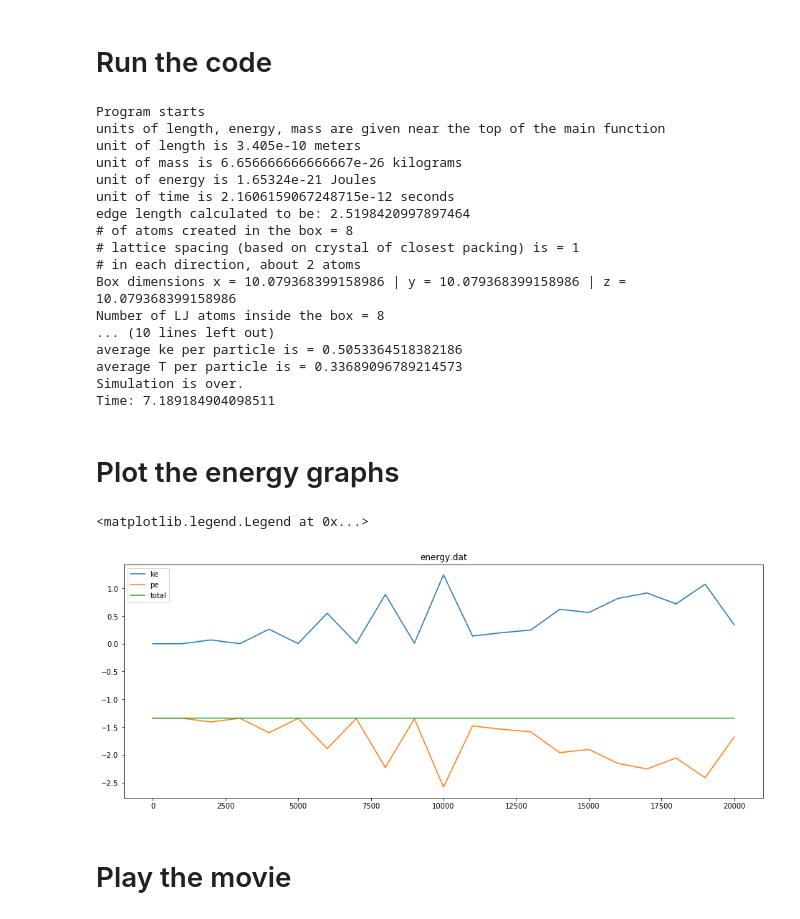
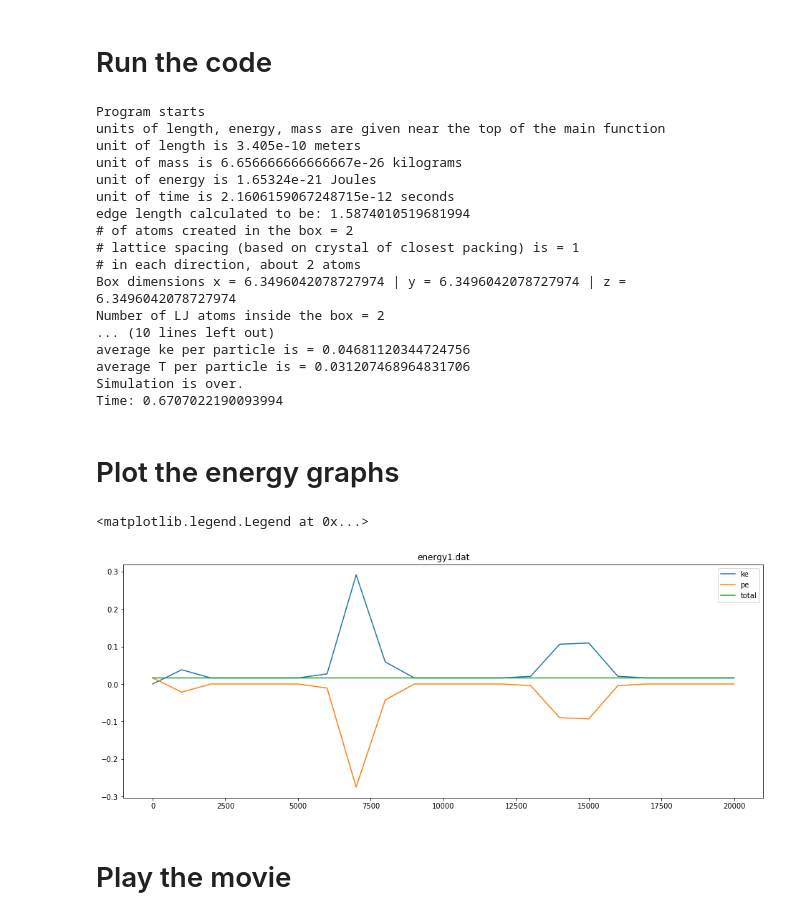
Before and after one commit to softmaterialslab/RNN-MD, a Jupyter notebook: src/md-codes/many_particle_code.ipynb, the cells around one changed output. Saved outputs shown, nothing was run; the diff lists cells and outputs as text; code cells hidden in the pictures.

```diff
--- a/src/md-codes/many_particle_code.ipynb
+++ b/src/md-codes/many_particle_code.ipynb
@@ -511,7 +465,7 @@ start = time.time()
 # Run the program
 #name__ = (0.8442, 108)
 #velocity_verlet(*name__)
-velocity_verlet(ljatom_density=0.5, number_ljatom=8)
+velocity_verlet(ljatom_density=0.5, number_ljatom=2)
 
 end = time.time()
 print("Time: "+str(end - start))
@@ -522,42 +476,42 @@ unit of length is 3.405e-10 meters
 unit of mass is 6.656666666666667e-26 kilograms
 unit of energy is 1.65324e-21 Joules
 unit of time is 2.1606159067248715e-12 seconds
-edge length calculated to be: 2.5198420997897464
-# of atoms created in the box = 8
+edge length calculated to be: 1.5874010519681994
+# of atoms created in the box = 2
 # lattice spacing (based on crystal of closest packing) is = 1
 # in each direction, about 2 atoms
-Box dimensions x = 10.079368399158986 | y = 10.079368399158986 | z = 10.079368399158986
-Number of LJ atoms inside the box = 8
+Box dimensions x = 6.3496042078727974 | y = 6.3496042078727974 | z = 6.3496042078727974
+Number of LJ atoms inside the box = 2
 ... (10 lines left out)
-average ke per particle is = 0.5053364518382186
-average T per particle is = 0.33689096789214573
+average ke per particle is = 0.04681120344724756
+average T per particle is = 0.031207468964831706
 Simulation is over.
-Time: 7.189184904098511
+Time: 0.6707022190093994
 # %% [markdown]
 # Plot the energy graphs
 # %%
 # Visualize the data
 name__ = (0.8442, 3)
 import matplotlib.pyplot as plt
 #%matplotlib notebook
 %matplotlib inline
 
 
 import numpy as np
 #file_name = 'energy_rho='+str(name__[0])+'_N='+str(name__[1])+'.out'
-file_name = 'energy.dat'
+file_name = 'energy1.dat'
 result_file = np.loadtxt("many_particle_data/"+file_name)
 
 fig=plt.figure(figsize=(16, 6))
 plt.title(file_name)
 plt.plot(result_file[:,0],result_file[:,1], label='ke')
 plt.plot(result_file[:,0],result_file[:,2], label='pe')
 plt.plot(result_file[:,0],result_file[:,3], label='total')
 
 plt.legend()
 # %% [output]
 <matplotlib.legend.Legend at 0x...>
-[figure, old version]
+[figure, new version]
 # %% [markdown]
 # Play the movie
 # %%
```
Also changed, not shown: parts of 3 cells of this notebook, 20 other files.
